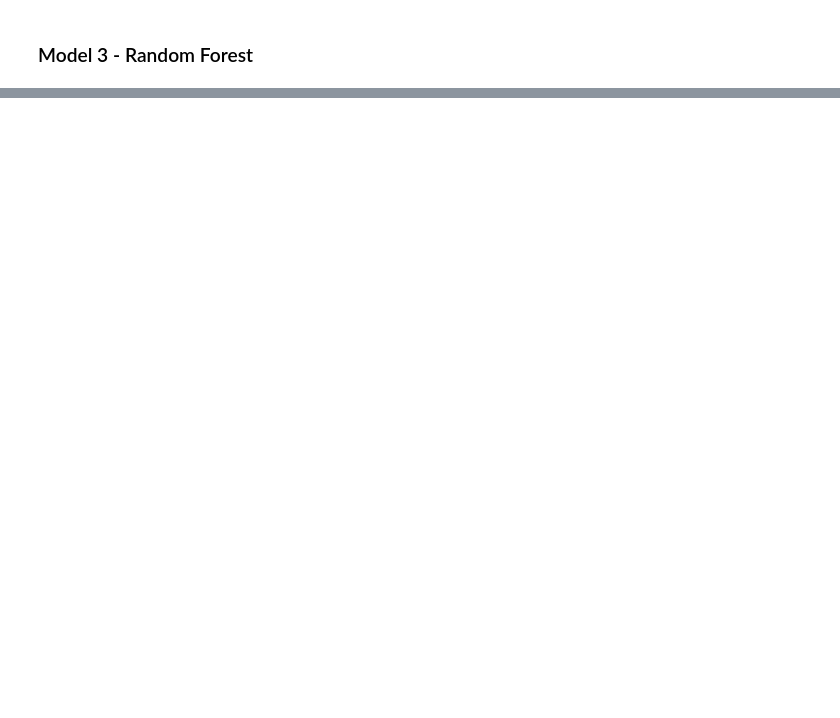
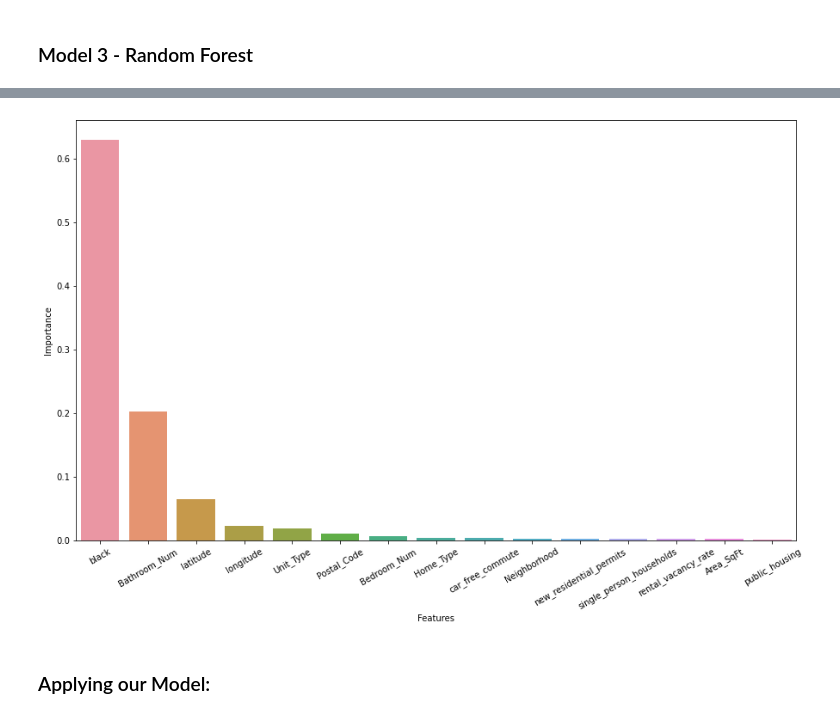
Before and after one commit to Nicolas-Jorq/Capstone-NYC-Rental-Price, a Jupyter notebook: 4 - Preprocessing and Training/Capstone 2 - Modeling.ipynb, the cells around one changed output, grey strips where cells are left out. Saved outputs shown, nothing was run; the diff lists cells and outputs as text; code cells hidden in the pictures; blank space fills up the shorter version.

```diff
--- a/4 - Preprocessing and Training/Capstone 2 - Modeling.ipynb
+++ b/4 - Preprocessing and Training/Capstone 2 - Modeling.ipynb
@@ -180,0 +253,2 @@ rf_grid_cv = GridSearchCV(random_forest, param_grid=grid_params, cv=5, n_jobs=-1
+# %%
+rf_random_cv.fit(X_train, y_train)
@@ -180,0 +284,11 @@ rf_grid_cv = GridSearchCV(random_forest, param_grid=grid_params, cv=5, n_jobs=-1
+# %%
+rf_model = Pipeline(steps=[
+    ('preprocess', preprocesser),
+    ('Random Forest', RandomForestRegressor(random_state=47,
+                                            max_depth=20,
+                                            min_samples_split=2,
+                                            min_samples_leaf=1,
+                                            bootstrap=True,
+                                            n_estimators=400))])
+# %%
+rf_model.fit(X_train,y_train)
@@ -180,0 +324,6 @@ rf_grid_cv = GridSearchCV(random_forest, param_grid=grid_params, cv=5, n_jobs=-1
+# %%
+importance = rf_model.steps[1][1].feature_importances_
+features= X.columns
+
+feat_imp = pd.DataFrame(zip(features, importance)).rename(columns={0:'Features',1:'Importance'}).sort_values('Importance', ascending=False)[0:15]
+feat_imp
@@ -180,0 +347,8 @@ rf_grid_cv = GridSearchCV(random_forest, param_grid=grid_params, cv=5, n_jobs=-1
+# %%
+_ = plt.subplots(figsize=(15,9))
+ax = sns.barplot(data=feat_imp, x='Features', y='Importance')
+ax.tick_params(axis='x', rotation=30)
+# %% [output]
+[figure, added]
+# %% [markdown]
+### Applying our Model:
```
Also changed, not shown: parts of 76 cells of this notebook, 5 other files.
